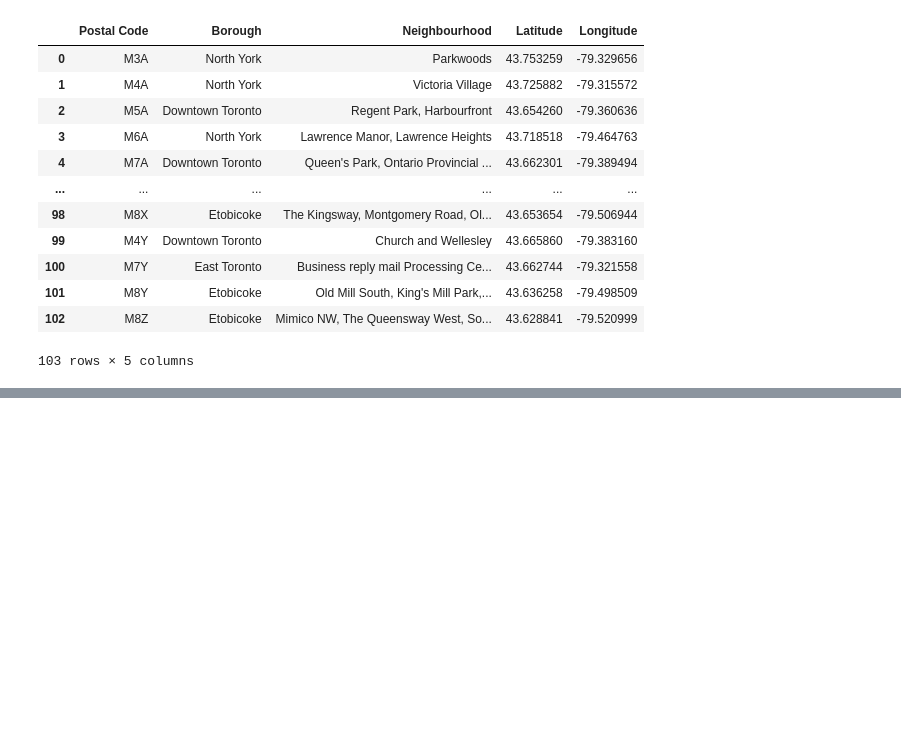
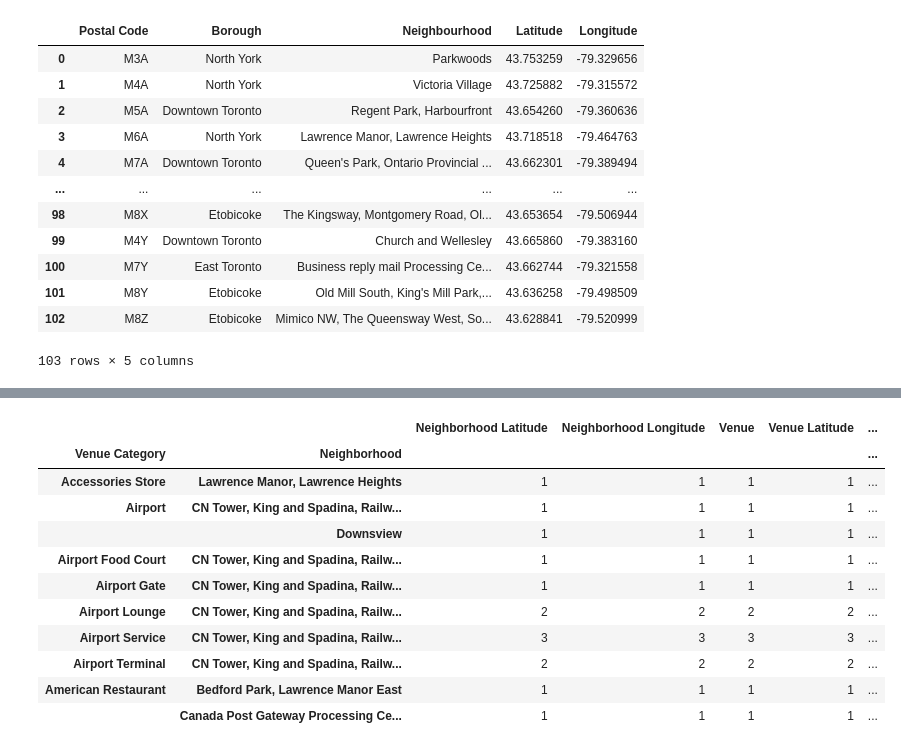
Before and after one commit to DKooijman97/Coursera_Capstone, a Jupyter notebook: Assignment_week_3.ipynb, the cells around one changed output, grey strips where cells are left out. Cells and saved outputs as stored; diff of their text form; code cells hidden in the pictures; blank space fills up the shorter version.

```diff
--- a/Assignment_week_3.ipynb
+++ b/Assignment_week_3.ipynb
@@ -152,0 +171,21 @@ final_table
+# %%
+# create map of Toronto using latitude and longitude values
+latitude = 43.651070
+longitude =-79.347015
+map_toronto = folium.Map(location=[latitude, longitude], zoom_start=10)
+
+# add markers to map
+for lat, lng, borough, neighborhood in zip(final_table['Latitude'], final_table['Longitude'], final_table['Borough'], final_table['Neighbourhood']):
+    label = '{}, {}'.format(neighborhood, borough)
+    label = folium.Popup(label, parse_html=True)
+    folium.CircleMarker(
+        [lat, lng],
+        radius=5,
+        popup=label,
+        color='blue',
+        fill=True,
+        fill_color='#3186cc',
+        fill_opacity=0.7,
+        parse_html=False).add_to(map_toronto)
+
+map_toronto
@@ -152,0 +293,16 @@ final_table
+# %%
+# Grouping by neighborhood
+Toronto_venues.groupby(["Venue Category","Neighborhood"]).count().head(10)
+# %% [output]
+|  |  | Neighborhood Latitude | Neighborhood Longitude | Venue | Venue Latitude | ... |
+| Venue Category | Neighborhood |  |  |  |  | ... |
+| Accessories Store | Lawrence Manor, Lawrence Heights | 1 | 1 | 1 | 1 | ... |
+| Airport | CN Tower, King and Spadina, Railw... | 1 | 1 | 1 | 1 | ... |
+|  | Downsview | 1 | 1 | 1 | 1 | ... |
+| Airport Food Court | CN Tower, King and Spadina, Railw... | 1 | 1 | 1 | 1 | ... |
+| Airport Gate | CN Tower, King and Spadina, Railw... | 1 | 1 | 1 | 1 | ... |
+| Airport Lounge | CN Tower, King and Spadina, Railw... | 2 | 2 | 2 | 2 | ... |
+| Airport Service | CN Tower, King and Spadina, Railw... | 3 | 3 | 3 | 3 | ... |
+| Airport Terminal | CN Tower, King and Spadina, Railw... | 2 | 2 | 2 | 2 | ... |
+| American Restaurant | Bedford Park, Lawrence Manor East | 1 | 1 | 1 | 1 | ... |
+|  | Canada Post Gateway Processing Ce... | 1 | 1 | 1 | 1 | ... |
```
Also changed, not shown: parts of 19 cells of this notebook.
